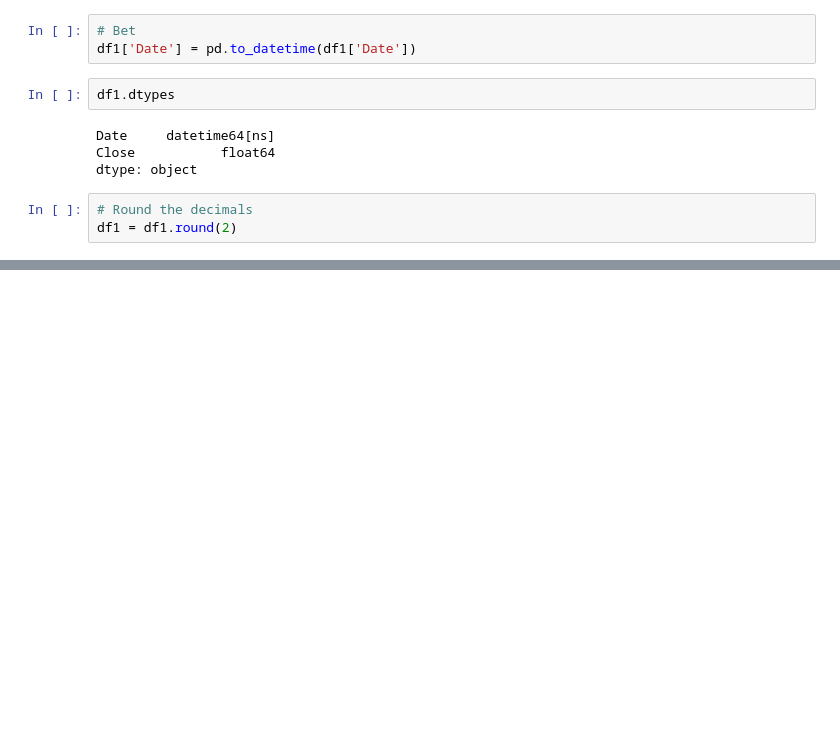
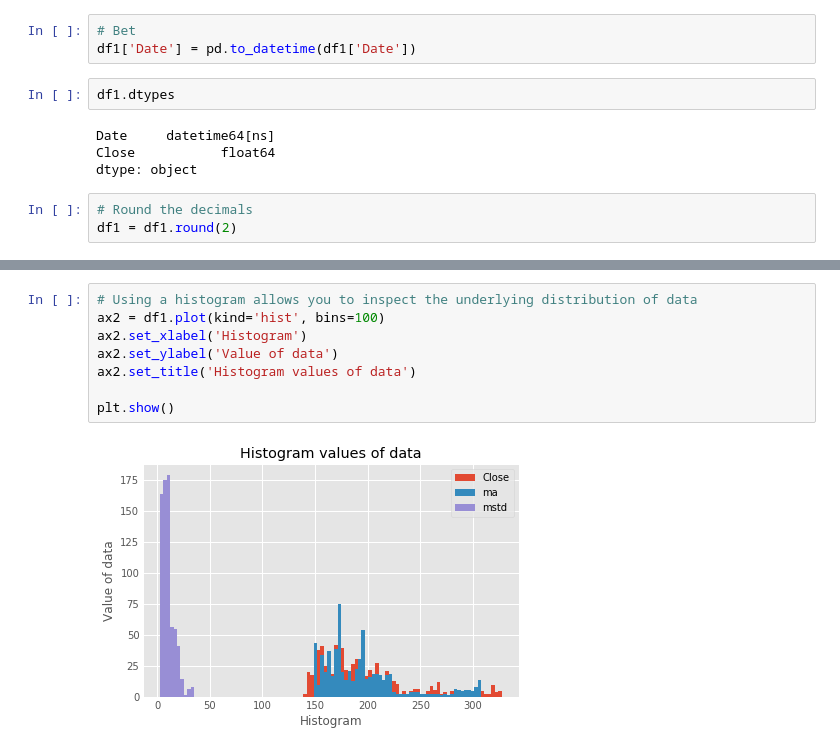
Before and after one commit to hilljtm/py_practice, a Jupyter notebook: visualizing_time_series.ipynb, the cells around one changed output, grey strips where cells are left out. Saved outputs shown, nothing was run; the diff lists cells and outputs as text; blank space fills up the shorter version.

```diff
--- a/visualizing_time_series.ipynb
+++ b/visualizing_time_series.ipynb
@@ -236,0 +243,10 @@ prof.to_file(output_file='output.html')
+# %%
+# Using a histogram allows you to inspect the underlying distribution of data
+ax2 = df1.plot(kind='hist', bins=100)
+ax2.set_xlabel('Histogram')
+ax2.set_ylabel('Value of data')
+ax2.set_title('Histogram values of data')
+
+plt.show()
+# %% [output]
+[figure, added]
```
Also changed, not shown: parts of 12 cells of this notebook.
